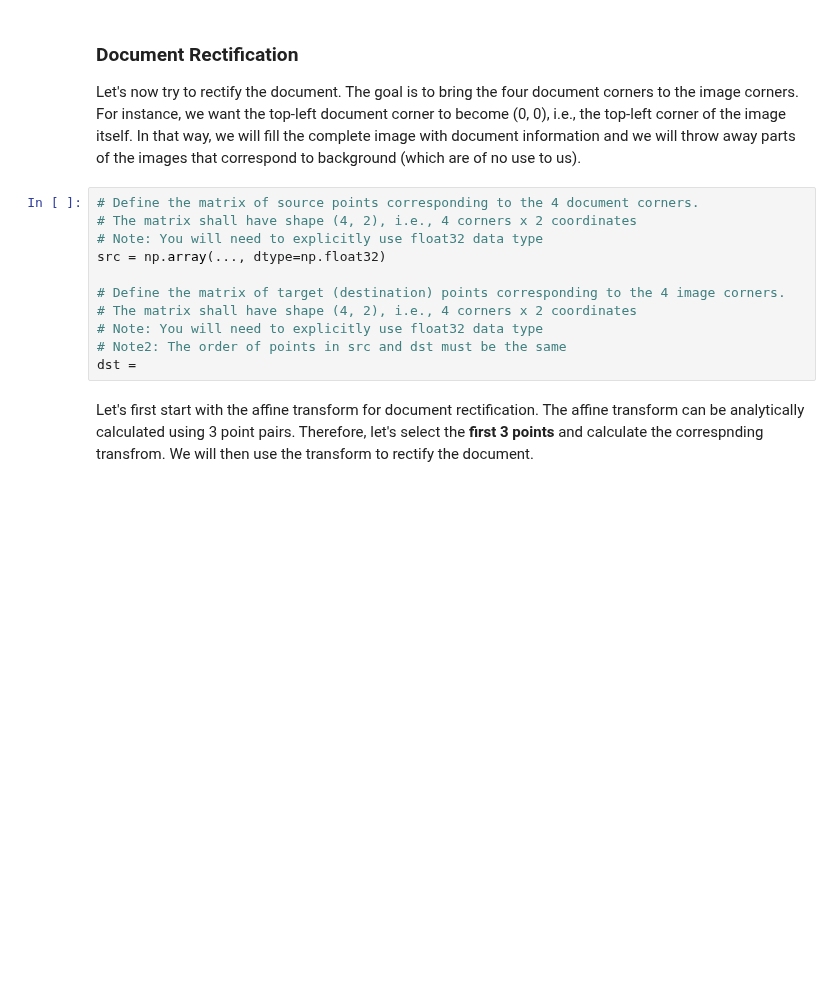
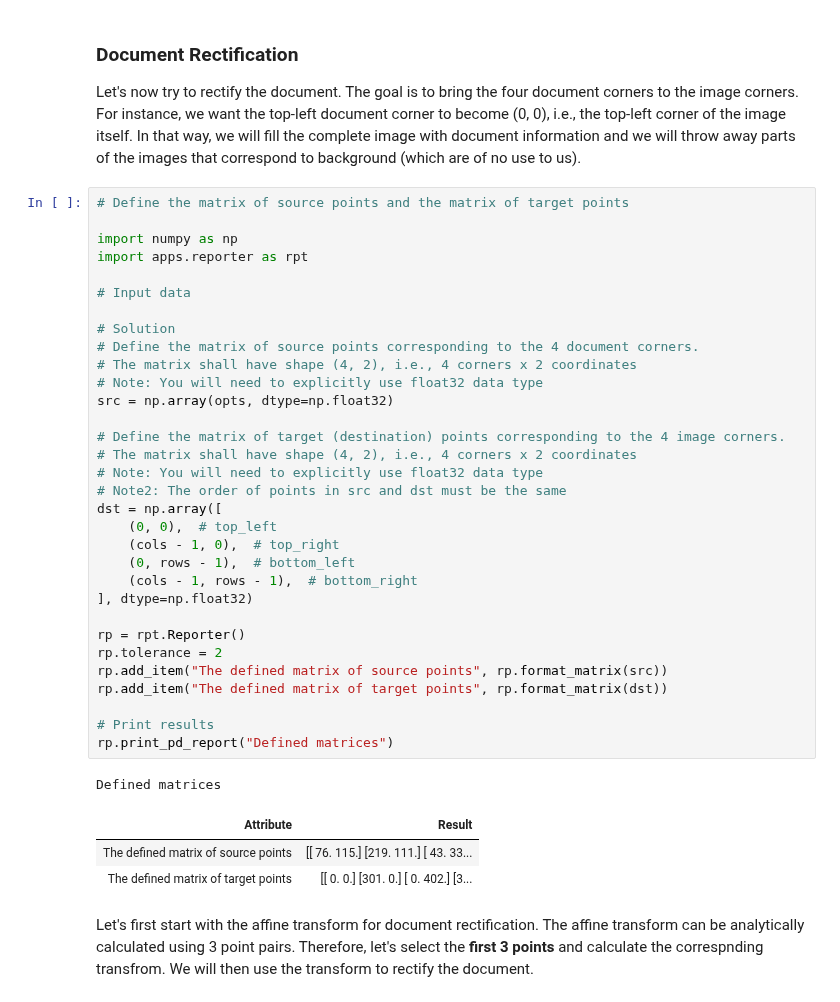
Before and after one commit to BogdanPinchuk/ComputerVision-PBY_HW7, a Jupyter notebook: Bohdan_Pinchuk_CV_HW7.ipynb, the cells around one changed output. Drawn from its saved outputs; the diff is of its cells as text; blank space fills up the shorter version.

```diff
--- a/Bohdan_Pinchuk_CV_HW7.ipynb
+++ b/Bohdan_Pinchuk_CV_HW7.ipynb
@@ -273,16 +271,42 @@ In the previous homework you should have detected the four document corners and
 
 Let's now try to rectify the document. The goal is to bring the four document corners to the image corners. For instance, we want the top-left document corner to become (0, 0), i.e., the top-left corner of the image itself. In that way, we will fill the complete image with document information and we will throw away parts of the images that correspond to background (which are of no use to us).
 # %%
+# Define the matrix of source points and the matrix of target points
+
+import numpy as np
+import apps.reporter as rpt
+
+# Input data
+
+# Solution
 # Define the matrix of source points corresponding to the 4 document corners.
 # The matrix shall have shape (4, 2), i.e., 4 corners x 2 coordinates
 # Note: You will need to explicitly use float32 data type
-src = np.array(..., dtype=np.float32)
+src = np.array(opts, dtype=np.float32)
 
 # Define the matrix of target (destination) points corresponding to the 4 image corners.
 # The matrix shall have shape (4, 2), i.e., 4 corners x 2 coordinates
 # Note: You will need to explicitly use float32 data type
 # Note2: The order of points in src and dst must be the same
-dst =
+dst = np.array([
+    (0, 0),  # top_left
+    (cols - 1, 0),  # top_right
+    (0, rows - 1),  # bottom_left
+    (cols - 1, rows - 1),  # bottom_right
+], dtype=np.float32)
+
+rp = rpt.Reporter()
+rp.tolerance = 2
+rp.add_item("The defined matrix of source points", rp.format_matrix(src))
+rp.add_item("The defined matrix of target points", rp.format_matrix(dst))
+
+# Print results
+rp.print_pd_report("Defined matrices")
+# %% [output]
+Defined matrices
+| Attribute | Result |
+| The defined matrix of source points | [[ 76. 115.] [219. 111.] [ 43. 33... |
+| The defined matrix of target points | [[ 0. 0.] [301. 0.] [ 0. 402.] [3... |
 # %% [markdown]
 Let's first start with the affine transform for document rectification. The affine transform can be analytically calculated using 3 point pairs. Therefore, let's select the **first 3 points** and calculate the correspnding transfrom. We will then use the transform to rectify the document.
 # %%
```
Also changed, not shown: parts of 8 cells of this notebook.
